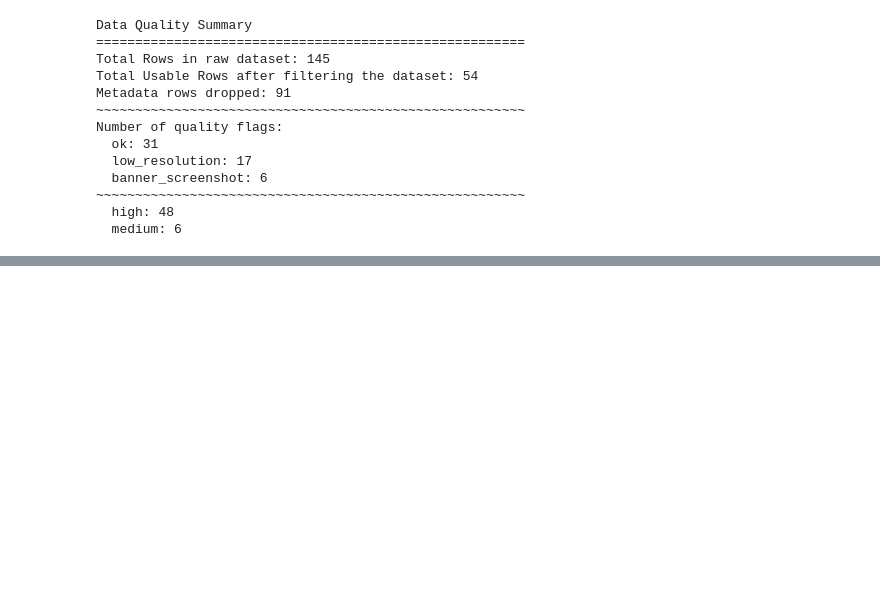
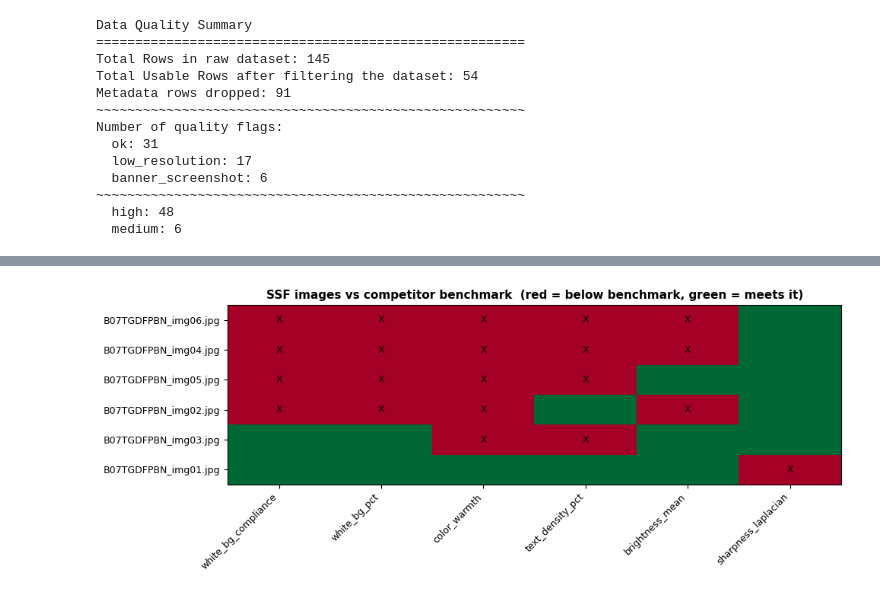
Before and after one commit to MichaelZimm20/xn-sitstayforever-semantic-attention, a Jupyter notebook: notebooks/xn_sitstayforever_data_and_features.ipynb, the cells around one changed output, grey strips where cells are left out. Saved outputs shown, nothing was run; the diff lists cells and outputs as text; code cells hidden in the pictures; blank space fills up the shorter version.

```diff
--- a/notebooks/xn_sitstayforever_data_and_features.ipynb
+++ b/notebooks/xn_sitstayforever_data_and_features.ipynb
@@ -400,0 +614,99 @@ Number of quality flags:
+# %%
+import pandas as pd
+import numpy as np
+import matplotlib.pyplot as plt
+
+# Work on clean images only (consistent with Tasks 1-2)
+clean   = df_clean[df_clean['quality_flag'] == 'ok'].copy()
+ssf_ok  = clean[clean['tier_original'] == 'sponsor'].copy()
+high_ok = clean[clean['tier_original'] == 'high'].copy()
+
+
+# Define the benchmark and the "good direction" for each feature.
+# benchmark = high-competitor mean.
+# direction = 'high' means a larger value is better (SSF fails if below);
+#             'low'  means a smaller value is better (SSF fails if above).
+CHECKS = {
+    'white_bg_compliance': 'high',   # want MORE compliant white background
+    'white_bg_pct':        'high',   # want MORE white background
+    'color_warmth':        'low',    # want LESS warm (competitors are cooler)
+    'text_density_pct':    'low',    # want LESS on-image text
+    'brightness_mean':     'high',   # want adequate brightness
+    'sharpness_laplacian': 'high',   # want sharper images
+}
+
+benchmark = {f: high_ok[f].mean() for f in CHECKS}
+print('=== High-competitor benchmark (target values) ===')
+for f, v in benchmark.items():
+    print(f'  {f:<22} {v:>8.2f}   (better = {CHECKS[f]})')
+
+
+# Build a per-image diagnostic table.
+# For each SSF image and each feature, record the value, whether
+# it falls short of the benchmark, and by how much (% gap).
+records = []
+for _, row in ssf_ok.iterrows():
+    rec = {'image': row['image_filename']}
+    n_fail = 0
+    for f, direction in CHECKS.items():
+        val, bench = row[f], benchmark[f]
+        # a "fail" = on the wrong side of the benchmark
+        fail = (val < bench) if direction == 'high' else (val > bench)
+        gap_pct = (val - bench) / bench * 100 if bench != 0 else np.nan
+        rec[f] = round(val, 2)
+        rec[f + '_fail'] = 'FAIL' if fail else 'ok'
+        if fail:
+            n_fail += 1
+    rec['num_issues'] = n_fail
+    records.append(rec)
+
+diag = pd.DataFrame(records).sort_values('num_issues', ascending=False)
+
+# Table 1: values with pass/fail per feature
+show_cols = ['image'] + [c for f in CHECKS for c in (f, f + '_fail')] + ['num_issues']
+print('\n=== Per-image diagnostic (FAIL = below competitor benchmark) ===')
+print(diag[show_cols].to_string(index=False))
+
+# Table 2: plain-language issue list per image (actionable)
+DIRECTION_MSG = {
+    'white_bg_compliance': 'background not compliant (needs cleaner white bg)',
+    'white_bg_pct':        'too little white background',
+    'color_warmth':        'colour too warm (shift toward neutral/cool)',
+    'text_density_pct':    'too much on-image text (reduce text)',
+    'brightness_mean':     'too dark',
+    'sharpness_laplacian': 'not sharp enough',
+}
+print('\n=== Actionable issues per SSF image ===')
+for _, row in diag.iterrows():
+    issues = [DIRECTION_MSG[f] for f in CHECKS if row[f + '_fail'] == 'FAIL']
+    print(f'\n{row["image"]}  ({row["num_issues"]} issue(s)):')
+    if issues:
+        for msg in issues:
+            print(f'   - {msg}')
+    else:
+        print('   - meets all benchmarks')
+
+
+# CHART — heatmap-style view: which image fails which feature
+# (red = fails benchmark, green = meets it)
+fail_matrix = diag.set_index('image')[[f + '_fail' for f in CHECKS]]
+fail_matrix = (fail_matrix == 'FAIL').astype(int)   # 1 = fail, 0 = ok
+fail_matrix.columns = list(CHECKS.keys())
+
+fig, ax = plt.subplots(figsize=(10, 4))
+ax.imshow(fail_matrix.values, cmap='RdYlGn_r', aspect='auto', vmin=0, vmax=1)
+ax.set_xticks(range(len(CHECKS)))
+ax.set_xticklabels(list(CHECKS.keys()), rotation=45, ha='right', fontsize=9)
+ax.set_yticks(range(len(fail_matrix)))
+ax.set_yticklabels(fail_matrix.index, fontsize=9)
+ax.set_title('SSF images vs competitor benchmark  '
+             '(red = below benchmark, green = meets it)',
+             fontsize=11, fontweight='bold')
+# annotate cells
+for i in range(fail_matrix.shape[0]):
+    for j in range(fail_matrix.shape[1]):
+        txt = 'X' if fail_matrix.values[i, j] == 1 else ''
+        ax.text(j, i, txt, ha='center', va='center', fontsize=9, color='black')
+plt.tight_layout()
+plt.show()
+# %% [output]
@@ -400,0 +730 @@ Number of quality flags:
+[figure, added]
```
Also changed, not shown: parts of 13 cells of this notebook.
